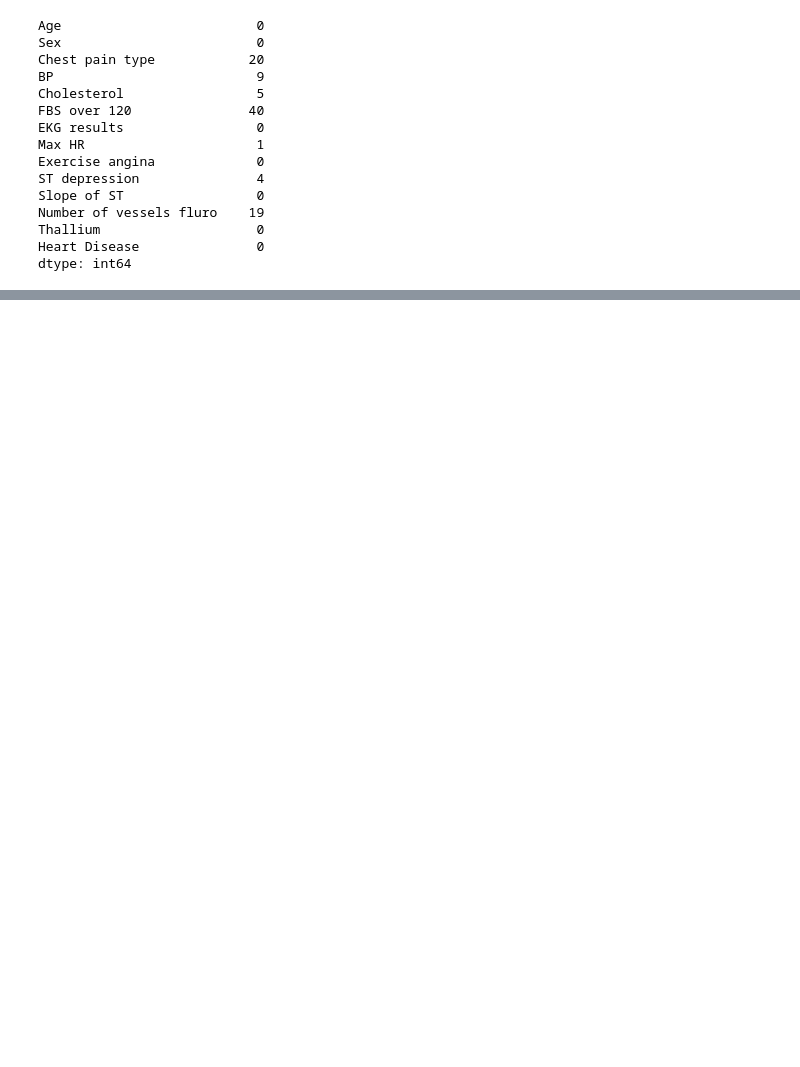
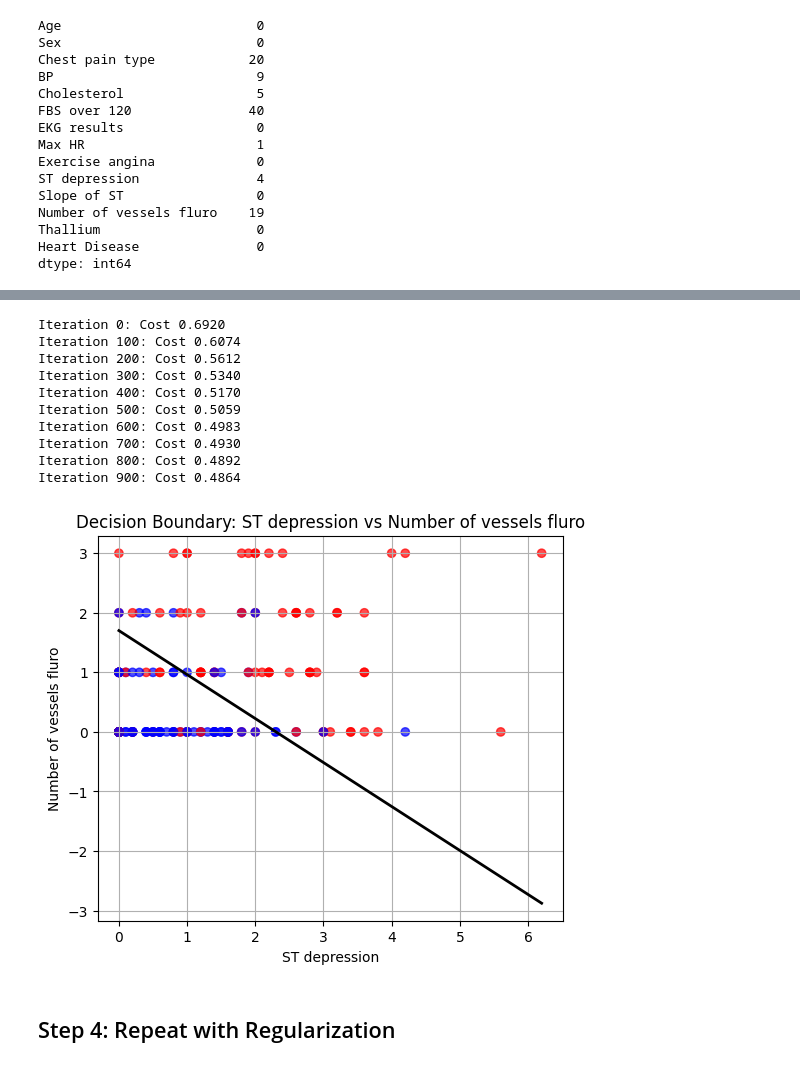
Before and after one commit to SantiagoAmaya21/TDSE_heart_disease_risk_prediction, a Jupyter notebook: heart_disease_lr_analysis.ipynb, the cells around one changed output, grey strips where cells are left out. Cells and saved outputs as stored; diff of their text form; code cells hidden in the pictures; blank space fills up the shorter version.

```diff
--- a/heart_disease_lr_analysis.ipynb
+++ b/heart_disease_lr_analysis.ipynb
@@ -85,0 +431,20 @@ df_1 = df_1.sample(frac=1, random_state=42)
+# %%
+pair3 = ["ST depression", "Number of vessels fluro"]
+X_pair3 = train_df[pair3].values
+y_pair3 = train_df["Heart Disease"].values
+
+plot_decision_boundary(X_pair3, y_pair3, pair3)
+# %% [output]
+Iteration 0: Cost 0.6920
+Iteration 100: Cost 0.6074
+Iteration 200: Cost 0.5612
+Iteration 300: Cost 0.5340
+Iteration 400: Cost 0.5170
+Iteration 500: Cost 0.5059
+Iteration 600: Cost 0.4983
+Iteration 700: Cost 0.4930
+Iteration 800: Cost 0.4892
+Iteration 900: Cost 0.4864
+[figure, added]
+# %% [markdown]
+## Step 4: Repeat with Regularization
```
Also changed, not shown: parts of 43 cells of this notebook, 1 other file.
